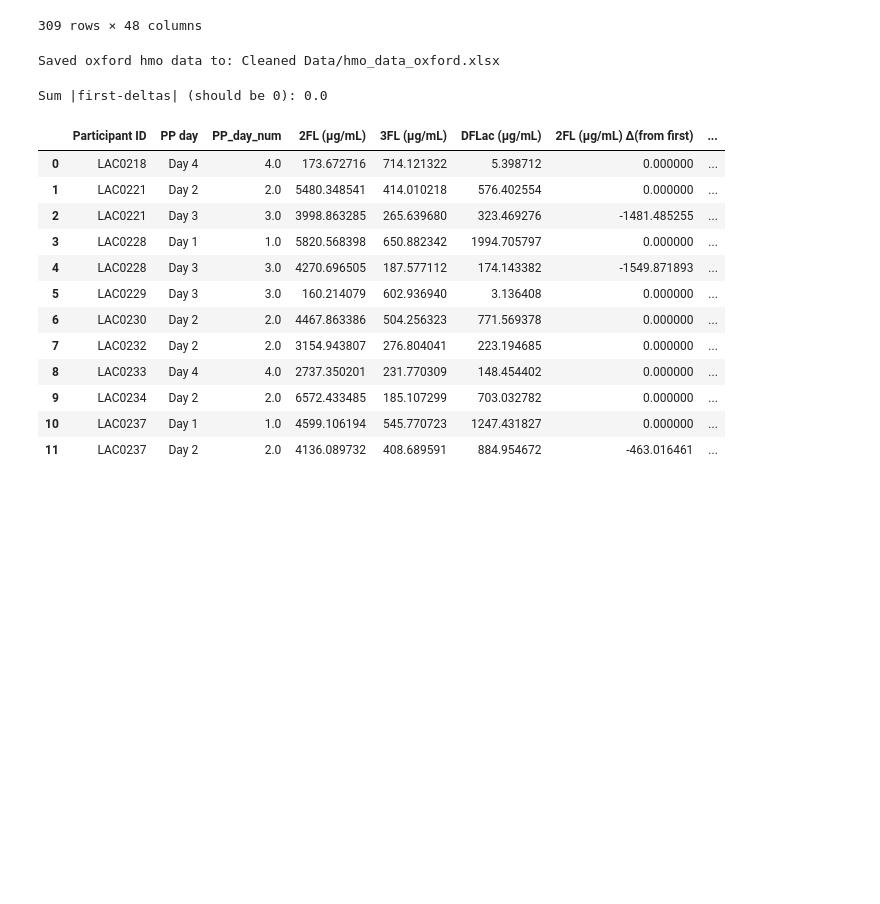
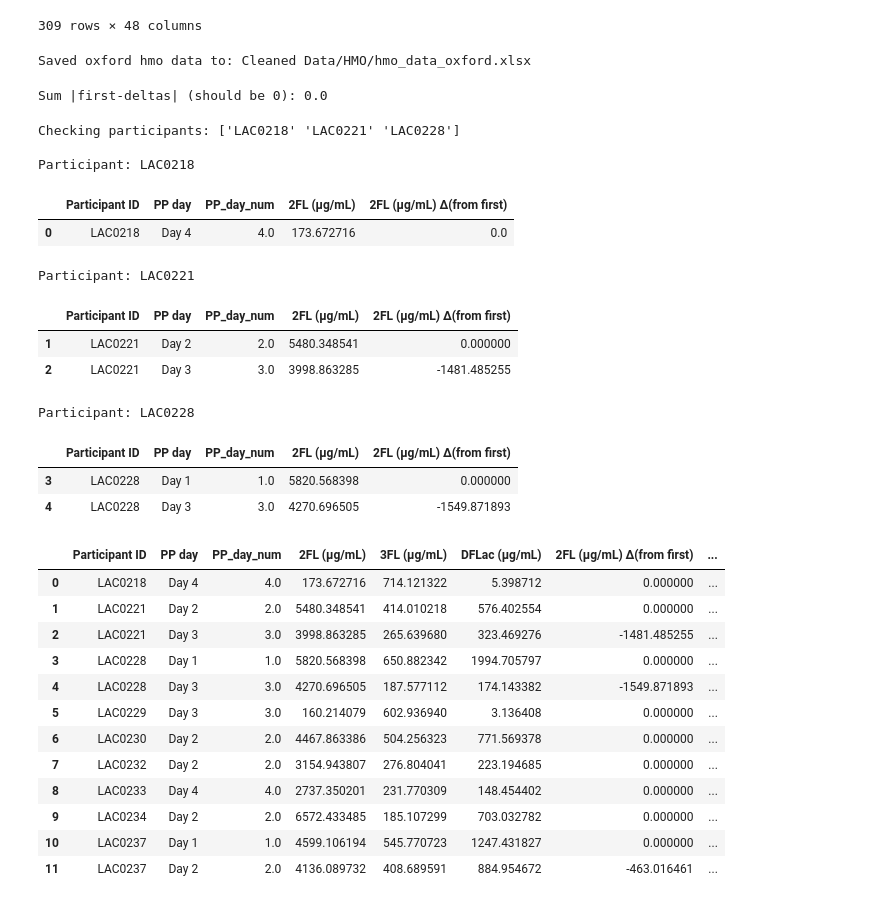
Before and after one commit to spann-pediatrics/Oxford-2025, a Jupyter notebook: initial.ipynb, the cells around one changed output. Drawn from its saved outputs; the diff is of its cells as text; code cells hidden in the pictures; blank space fills up the shorter version.

```diff
--- a/initial.ipynb
+++ b/initial.ipynb
@@ -296,13 +296,13 @@ hmo_copy
 | 308 | 388.0 | LAC0481 | Day 3 | 1.0 | 2.861894 | 0.150626 | 5830.518756 | 279.258489 | ... |
 309 rows × 48 columns
 # %%
-out_dir = "Cleaned Data"
+out_dir = "Cleaned Data/HMO"
 os.makedirs(out_dir, exist_ok=True)
 out_path = os.path.join(out_dir, "hmo_data_oxford.xlsx")
 hmo_copy.to_excel(out_path, index=False)
 print(f"Saved oxford hmo data to: {out_path}")
 # %% [output]
-Saved oxford hmo data to: Cleaned Data/hmo_data_oxford.xlsx
+Saved oxford hmo data to: Cleaned Data/HMO/hmo_data_oxford.xlsx
 # %%
 # pick columns
 hmo_ug_cols  = [c for c in hmo_copy.columns if '(µg/mL)' in c]
@@ -327,6 +327,37 @@ print("Sum |first-deltas| (should be 0):",
       hmo_with_delta.groupby('Participant ID').head(1)[deltas.columns].abs().to_numpy().sum())
 # %% [output]
 Sum |first-deltas| (should be 0): 0.0
+# %%
+# pick 2–3 participant IDs to inspect
+sample_ids = hmo_with_delta['Participant ID'].dropna().unique()[:3]  # first 3 unique IDs
+print("Checking participants:", sample_ids)
+
+# choose one delta column to view (e.g., 2'FL (µg/mL))
+col_to_check = "2FL (µg/mL) Δ(from first)"
+
+# display selected participants
+for pid in sample_ids:
+    print(f"\nParticipant: {pid}")
+    display(
+        hmo_with_delta.loc[hmo_with_delta['Participant ID'] == pid,
+                           ['Participant ID', 'PP day', 'PP_day_num',
+                            '2FL (µg/mL)', col_to_check]]
+        .sort_values('PP_day_num')
+    )
+# %% [output]
+Checking participants: ['LAC0218' 'LAC0221' 'LAC0228']
+
+Participant: LAC0218
+|  | Participant ID | PP day | PP_day_num | 2FL (µg/mL) | 2FL (µg/mL) Δ(from first) |
+| 0 | LAC0218 | Day 4 | 4.0 | 173.672716 | 0.0 |
+Participant: LAC0221
+|  | Participant ID | PP day | PP_day_num | 2FL (µg/mL) | 2FL (µg/mL) Δ(from first) |
+| 1 | LAC0221 | Day 2 | 2.0 | 5480.348541 | 0.000000 |
+| 2 | LAC0221 | Day 3 | 3.0 | 3998.863285 | -1481.485255 |
+Participant: LAC0228
+|  | Participant ID | PP day | PP_day_num | 2FL (µg/mL) | 2FL (µg/mL) Δ(from first) |
+| 3 | LAC0228 | Day 1 | 1.0 | 5820.568398 | 0.000000 |
+| 4 | LAC0228 | Day 3 | 3.0 | 4270.696505 | -1549.871893 |
 # %%
 hmo_with_delta[['Participant ID','PP day','PP_day_num'] + target_cols[:3] + list(deltas.columns)[:3]].head(12)
 # %% [output]
```
Also changed, not shown: parts of 7 cells of this notebook, 14 other files.
